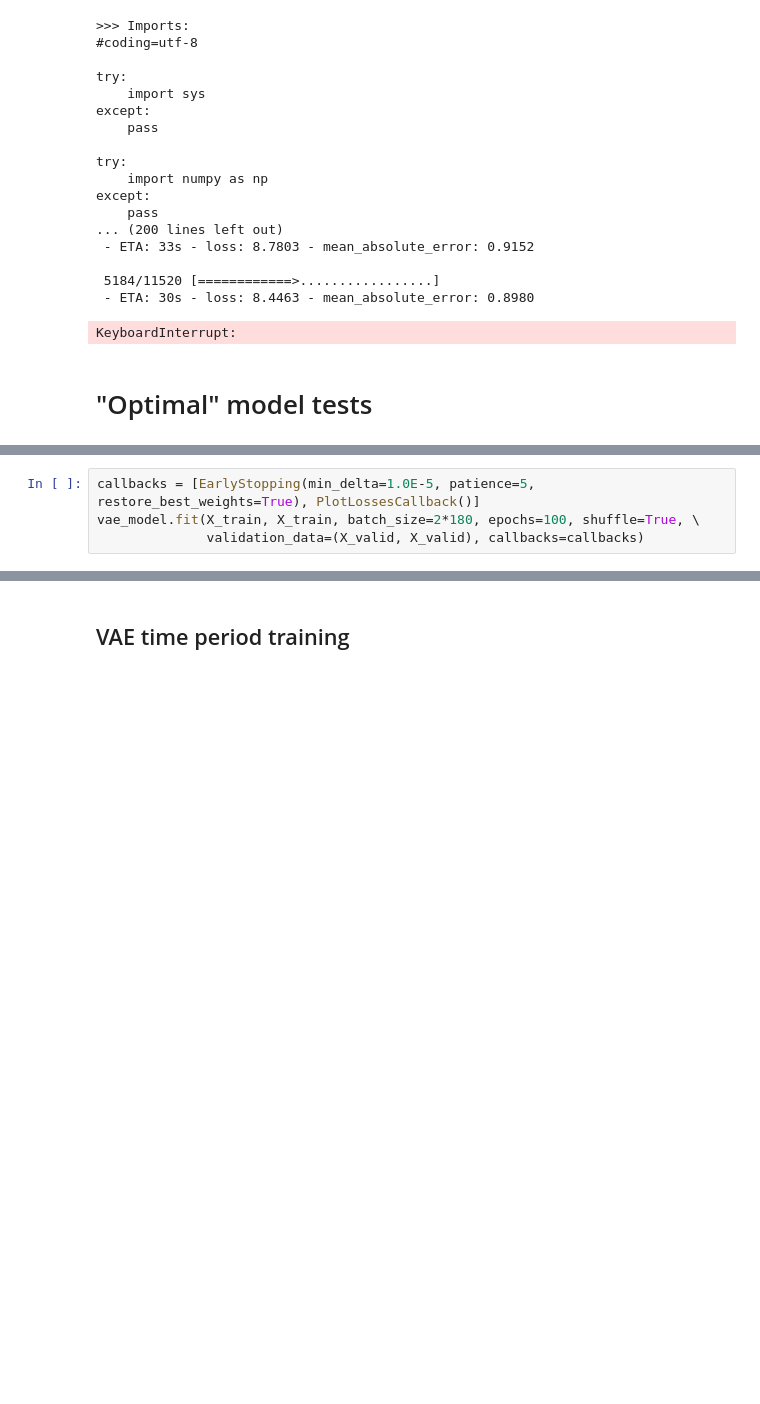
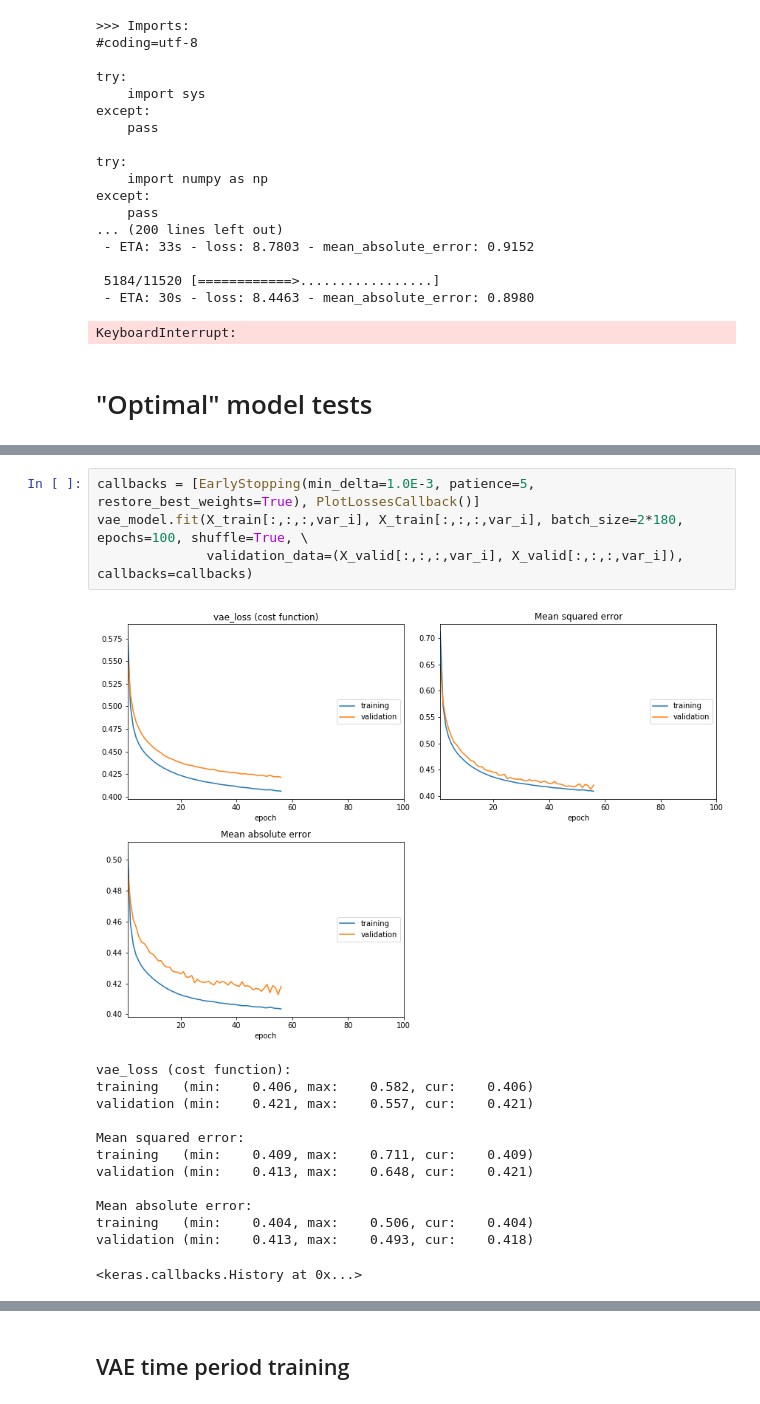
Before and after one commit to bgroenks96/cmip-embeddings, a Jupyter notebook: deep_embeddings.ipynb, the cells around one changed output, grey strips where cells are left out. Drawn from its saved outputs; the diff is of its cells as text; blank space fills up the shorter version.

```diff
--- a/deep_embeddings.ipynb
+++ b/deep_embeddings.ipynb
@@ -729,4 +777,18 @@ vae_model.summary()
 # %%
-callbacks = [EarlyStopping(min_delta=1.0E-5, patience=5, restore_best_weights=True), PlotLossesCallback()]
-vae_model.fit(X_train, X_train, batch_size=2*180, epochs=100, shuffle=True, \
-              validation_data=(X_valid, X_valid), callbacks=callbacks)
+callbacks = [EarlyStopping(min_delta=1.0E-3, patience=5, restore_best_weights=True), PlotLossesCallback()]
+vae_model.fit(X_train[:,:,:,var_i], X_train[:,:,:,var_i], batch_size=2*180, epochs=100, shuffle=True, \
+              validation_data=(X_valid[:,:,:,var_i], X_valid[:,:,:,var_i]), callbacks=callbacks)
+# %% [output]
+[figure, added]
+vae_loss (cost function):
+training   (min:    0.406, max:    0.582, cur:    0.406)
+validation (min:    0.421, max:    0.557, cur:    0.421)
+
+Mean squared error:
+training   (min:    0.409, max:    0.711, cur:    0.409)
+validation (min:    0.413, max:    0.648, cur:    0.421)
+
+Mean absolute error:
+training   (min:    0.404, max:    0.506, cur:    0.404)
+validation (min:    0.413, max:    0.493, cur:    0.418)
+<keras.callbacks.History at 0x...>
```
Also changed, not shown: parts of 18 cells of this notebook.
